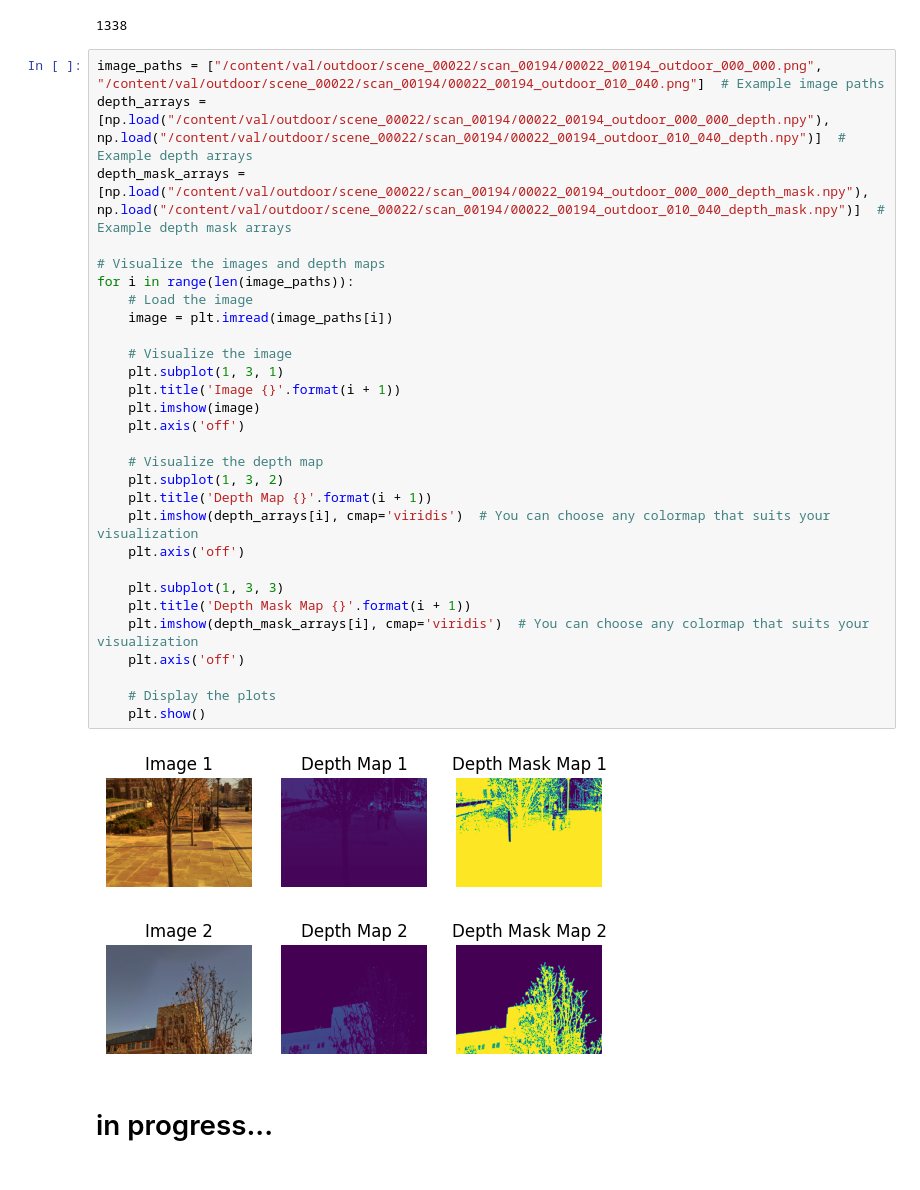
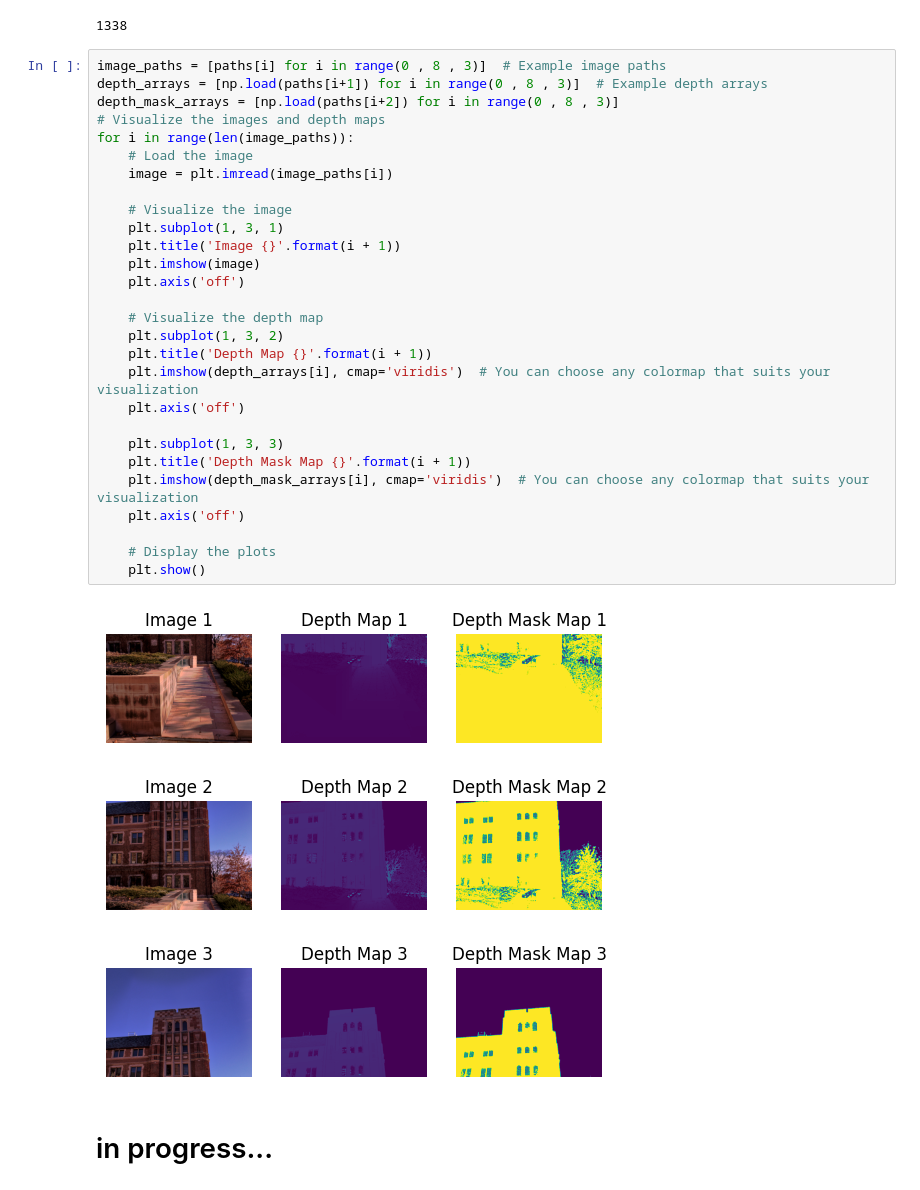
Before and after one commit to foxyyy-m/depthEstimation, a Jupyter notebook: Outdoor_Monocular_depth_estimation.ipynb, the cells around one changed output. Saved outputs shown, nothing was run; the diff lists cells and outputs as text.

```diff
--- a/Outdoor_Monocular_depth_estimation.ipynb
+++ b/Outdoor_Monocular_depth_estimation.ipynb
@@ -48,36 +48,36 @@ len(paths)
 # %% [output]
 1338
 # %%
-image_paths = ["/content/val/outdoor/scene_00022/scan_00194/00022_00194_outdoor_000_000.png", "/content/val/outdoor/scene_00022/scan_00194/00022_00194_outdoor_010_040.png"]  # Example image paths
-depth_arrays = [np.load("/content/val/outdoor/scene_00022/scan_00194/00022_00194_outdoor_000_000_depth.npy"), np.load("/content/val/outdoor/scene_00022/scan_00194/00022_00194_outdoor_010_040_depth.npy")]  # Example depth arrays
-depth_mask_arrays = [np.load("/content/val/outdoor/scene_00022/scan_00194/00022_00194_outdoor_000_000_depth_mask.npy"), np.load("/content/val/outdoor/scene_00022/scan_00194/00022_00194_outdoor_010_040_depth_mask.npy")]  # Example depth mask arrays
-
+image_paths = [paths[i] for i in range(0 , 8 , 3)]  # Example image paths
+depth_arrays = [np.load(paths[i+1]) for i in range(0 , 8 , 3)]  # Example depth arrays
+depth_mask_arrays = [np.load(paths[i+2]) for i in range(0 , 8 , 3)]
 # Visualize the images and depth maps
 for i in range(len(image_paths)):
     # Load the image
     image = plt.imread(image_paths[i])
 
     # Visualize the image
     plt.subplot(1, 3, 1)
     plt.title('Image {}'.format(i + 1))
     plt.imshow(image)
     plt.axis('off')
 
     # Visualize the depth map
     plt.subplot(1, 3, 2)
     plt.title('Depth Map {}'.format(i + 1))
     plt.imshow(depth_arrays[i], cmap='viridis')  # You can choose any colormap that suits your visualization
     plt.axis('off')
 
     plt.subplot(1, 3, 3)
     plt.title('Depth Mask Map {}'.format(i + 1))
     plt.imshow(depth_mask_arrays[i], cmap='viridis')  # You can choose any colormap that suits your visualization
     plt.axis('off')
 
     # Display the plots
     plt.show()
 # %% [output]
-[figure, old version]
+[figure, new version]
-[figure, old version]
+[figure, new version]
+[figure, added]
 # %% [markdown]
 # in progress...
```
